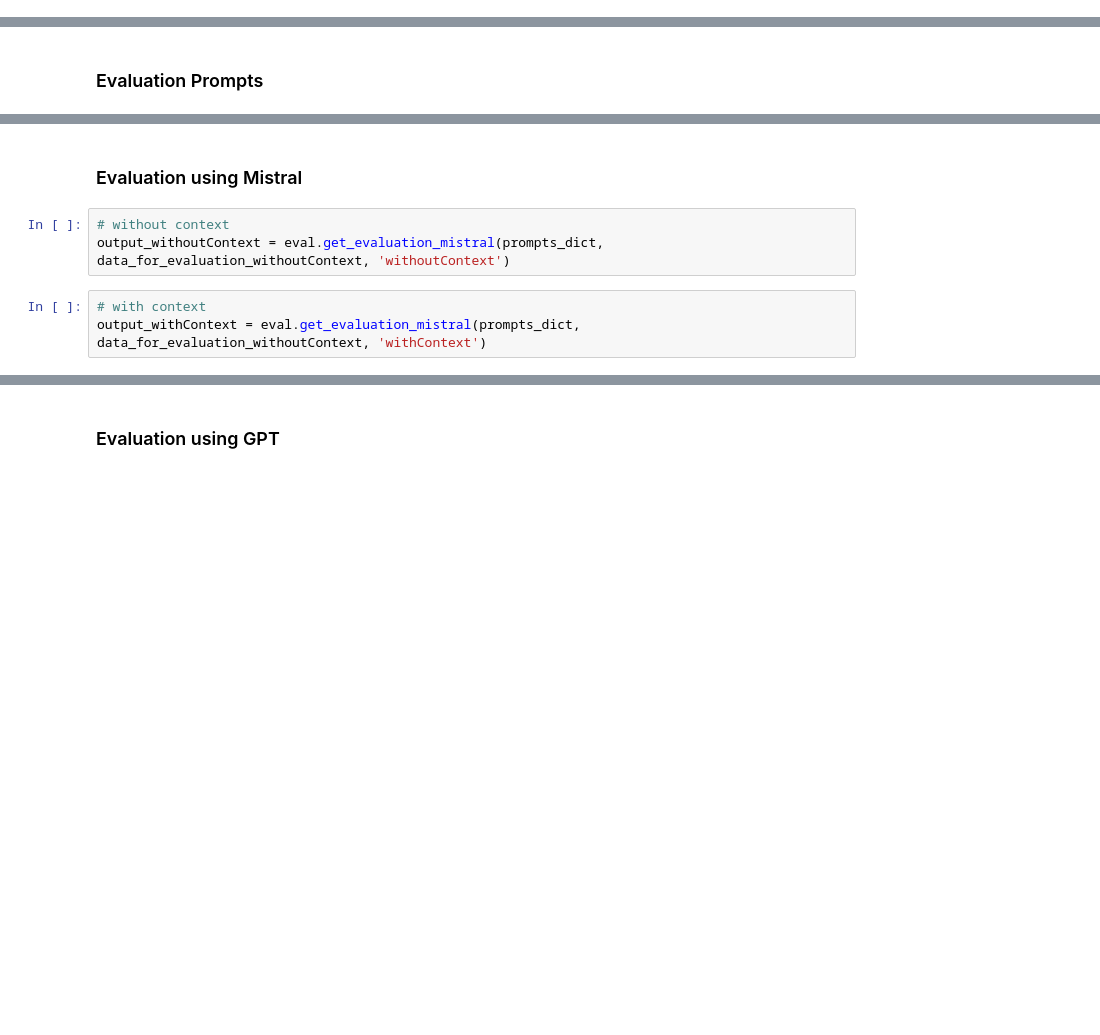
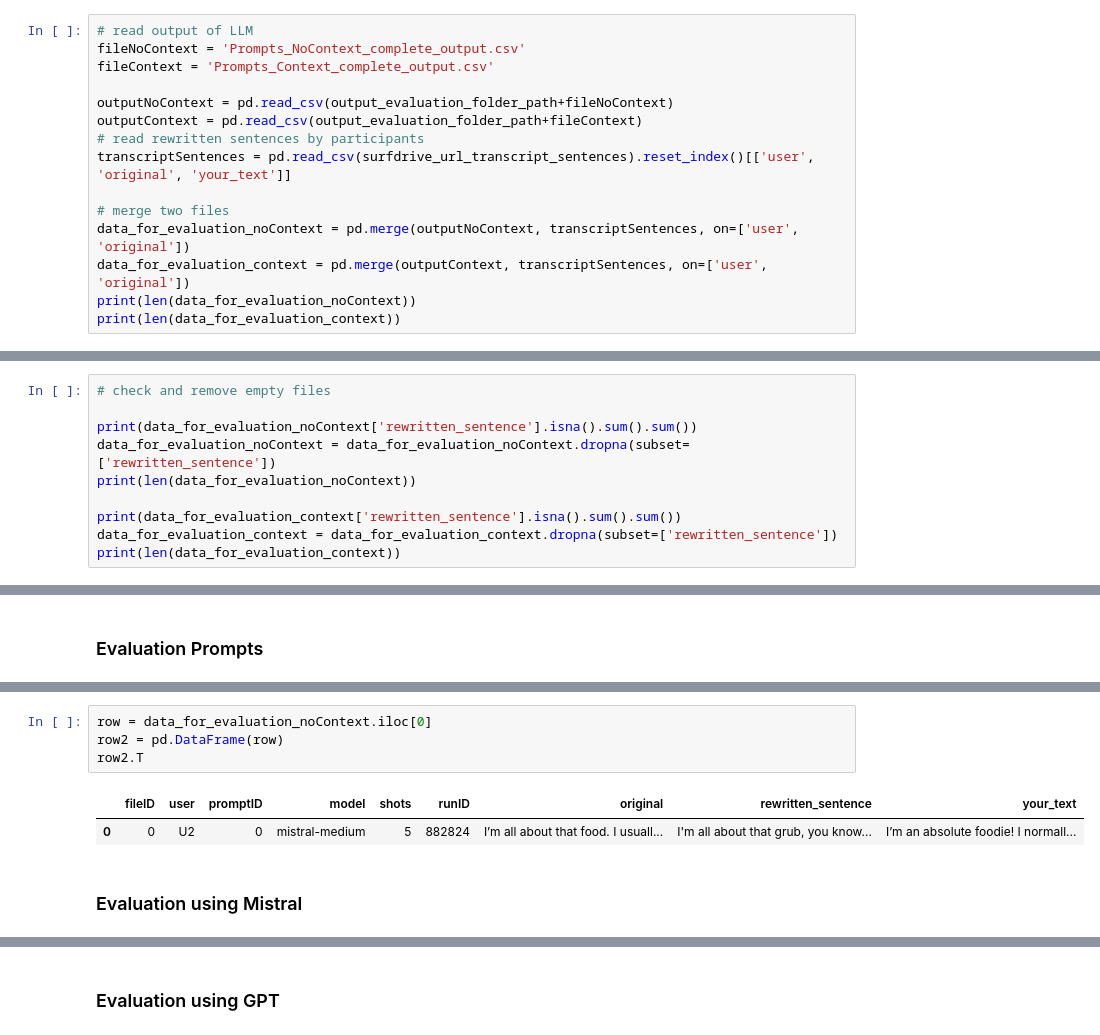
Before and after one commit to MovezNetwork/llm-evaluation, a Jupyter notebook: Evaluation.ipynb, the cells around one changed output, grey strips where cells are left out. Drawn from its saved outputs; the diff is of its cells as text; blank space fills up the shorter version.

Commit message:
Update evaluation scripts

```diff
--- a/Evaluation.ipynb
+++ b/Evaluation.ipynb
@@ -43,0 +30,15 @@ data_for_evaluation_withContext = pd.merge(outputWithContext, transcriptSentence
+# %%
+# read output of LLM
+fileNoContext = 'Prompts_NoContext_complete_output.csv'
+fileContext = 'Prompts_Context_complete_output.csv'
+
+outputNoContext = pd.read_csv(output_evaluation_folder_path+fileNoContext)
+outputContext = pd.read_csv(output_evaluation_folder_path+fileContext)
+# read rewritten sentences by participants
+transcriptSentences = pd.read_csv(surfdrive_url_transcript_sentences).reset_index()[['user', 'original', 'your_text']]
+
+# merge two files
+data_for_evaluation_noContext = pd.merge(outputNoContext, transcriptSentences, on=['user', 'original'])
+data_for_evaluation_context = pd.merge(outputContext, transcriptSentences, on=['user', 'original'])
+print(len(data_for_evaluation_noContext))
+print(len(data_for_evaluation_context))
@@ -43,0 +49,10 @@ data_for_evaluation_withContext = pd.merge(outputWithContext, transcriptSentence
+# %%
+# check and remove empty files
+
+print(data_for_evaluation_noContext['rewritten_sentence'].isna().sum().sum())
+data_for_evaluation_noContext = data_for_evaluation_noContext.dropna(subset=['rewritten_sentence'])
+print(len(data_for_evaluation_noContext))
+
+print(data_for_evaluation_context['rewritten_sentence'].isna().sum().sum())
+data_for_evaluation_context = data_for_evaluation_context.dropna(subset=['rewritten_sentence'])
+print(len(data_for_evaluation_context))
@@ -62,8 +82,9 @@ prompts_dict = {
+# %%
+row = data_for_evaluation_noContext.iloc[0]
+row2 = pd.DataFrame(row)
+row2.T
+# %% [output]
+|  | fileID | user | promptID | model | shots | runID | original | rewritten_sentence | your_text |
+| 0 | 0 | U2 | 0 | mistral-medium | 5 | 882824 | I’m all about that food. I usuall... | I'm all about that grub, you know... | I’m an absolute foodie! I normall... |
 # %% [markdown]
 ### Evaluation using Mistral
-# %%
-# without context
-output_withoutContext = eval.get_evaluation_mistral(prompts_dict, data_for_evaluation_withoutContext, 'withoutContext')
-# %%
-# with context
-output_withContext = eval.get_evaluation_mistral(prompts_dict, data_for_evaluation_withoutContext, 'withContext')
```
Also changed, not shown: parts of 12 cells of this notebook, 2 other files.
